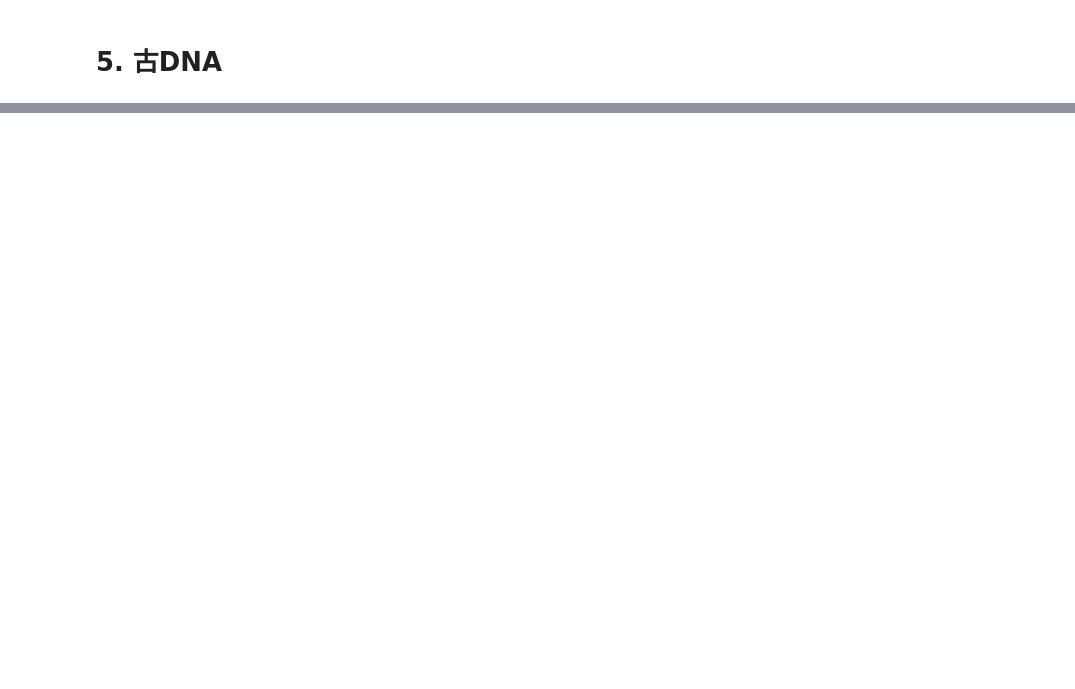
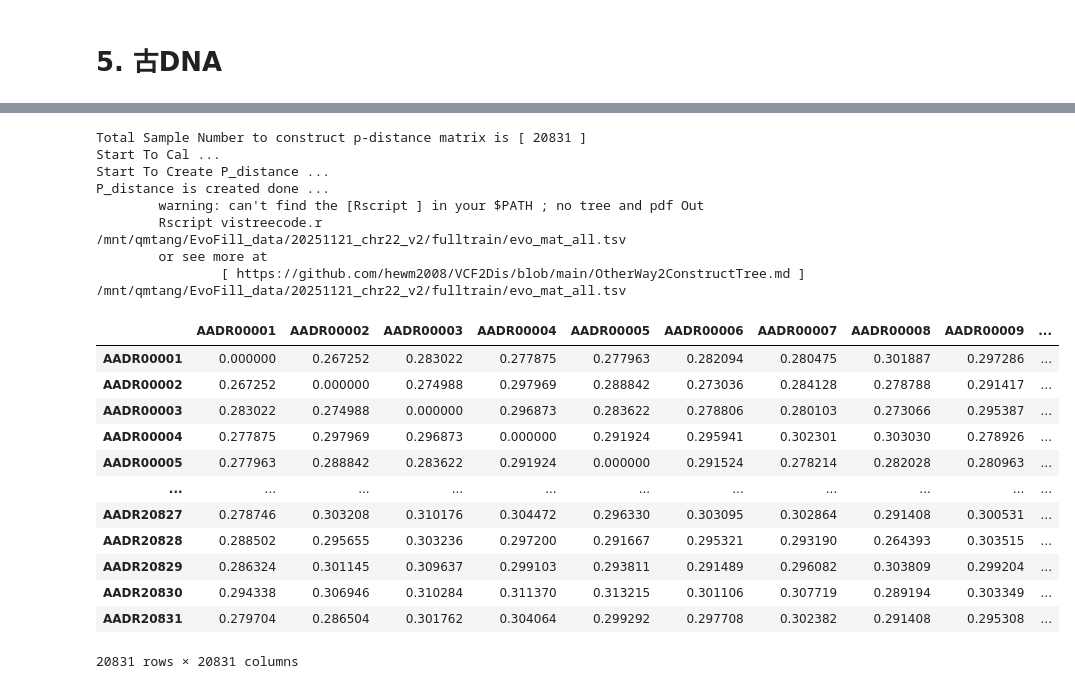
Before and after one commit to MaoLab-CD/EvoFill, a Jupyter notebook: notebook/1kGP_Partitioning.ipynb, the cells around one changed output, grey strips where cells are left out. Drawn from its saved outputs; the diff is of its cells as text; code cells hidden in the pictures; blank space fills up the shorter version.

```diff
--- a/notebook/1kGP_Partitioning.ipynb
+++ b/notebook/1kGP_Partitioning.ipynb
@@ -385,0 +420,34 @@ P_distance is created done ...
+# %%
+# %% 7. 计算 minor_10pct 遗传距离矩阵
+aDNA_vcf = "/mnt/qmtang/EvoFill_data/20251121_chr22_v2/fulltrain/1KGP-AADR_allsamples.vcf.gz"
+
+evo_mat_aDNA = os.path.join(save_dir, "fulltrain", "evo_mat_all.tsv")
+subprocess.run([VCF2DIS, "-InPut", aDNA_vcf, "-OutPut", evo_mat_aDNA], check=True)
+# 对称化
+dist_aDNA = pd.read_csv(evo_mat_aDNA, sep='\t', index_col=0, skiprows=1, header=None)
+idx_aDNA  = [i.strip() for i in dist_aDNA.index]
+dist_aDNA.columns, dist_aDNA.index = idx_aDNA, idx_aDNA
+dist_aDNA.to_csv(evo_mat_aDNA, sep='\t', header=True, index=True)
+dist_aDNA
+# %% [output]
+Total Sample Number to construct p-distance matrix is [ 20831 ]
+Start To Cal ...
+Start To Create P_distance ...
+P_distance is created done ...
+        warning: can't find the [Rscript ] in your $PATH ; no tree and pdf Out
+        Rscript vistreecode.r   /mnt/qmtang/EvoFill_data/20251121_chr22_v2/fulltrain/evo_mat_all.tsv
+        or see more at
+                [ https://github.com/hewm2008/VCF2Dis/blob/main/OtherWay2ConstructTree.md ]     /mnt/qmtang/EvoFill_data/20251121_chr22_v2/fulltrain/evo_mat_all.tsv
+|  | AADR00001 | AADR00002 | AADR00003 | AADR00004 | AADR00005 | AADR00006 | AADR00007 | AADR00008 | AADR00009 | ... |
+| AADR00001 | 0.000000 | 0.267252 | 0.283022 | 0.277875 | 0.277963 | 0.282094 | 0.280475 | 0.301887 | 0.297286 | ... |
+| AADR00002 | 0.267252 | 0.000000 | 0.274988 | 0.297969 | 0.288842 | 0.273036 | 0.284128 | 0.278788 | 0.291417 | ... |
+| AADR00003 | 0.283022 | 0.274988 | 0.000000 | 0.296873 | 0.283622 | 0.278806 | 0.280103 | 0.273066 | 0.295387 | ... |
+| AADR00004 | 0.277875 | 0.297969 | 0.296873 | 0.000000 | 0.291924 | 0.295941 | 0.302301 | 0.303030 | 0.278926 | ... |
+| AADR00005 | 0.277963 | 0.288842 | 0.283622 | 0.291924 | 0.000000 | 0.291524 | 0.278214 | 0.282028 | 0.280963 | ... |
+| ... | ... | ... | ... | ... | ... | ... | ... | ... | ... | ... |
+| AADR20827 | 0.278746 | 0.303208 | 0.310176 | 0.304472 | 0.296330 | 0.303095 | 0.302864 | 0.291408 | 0.300531 | ... |
+| AADR20828 | 0.288502 | 0.295655 | 0.303236 | 0.297200 | 0.291667 | 0.295321 | 0.293190 | 0.264393 | 0.303515 | ... |
+| AADR20829 | 0.286324 | 0.301145 | 0.309637 | 0.299103 | 0.293811 | 0.291489 | 0.296082 | 0.303809 | 0.299204 | ... |
+| AADR20830 | 0.294338 | 0.306946 | 0.310284 | 0.311370 | 0.313215 | 0.301106 | 0.307719 | 0.289194 | 0.303349 | ... |
+| AADR20831 | 0.279704 | 0.286504 | 0.301762 | 0.304064 | 0.299292 | 0.297708 | 0.302382 | 0.291408 | 0.295308 | ... |
+20831 rows × 20831 columns
```
Also changed, not shown: parts of 4 cells of this notebook, 8 other files.
